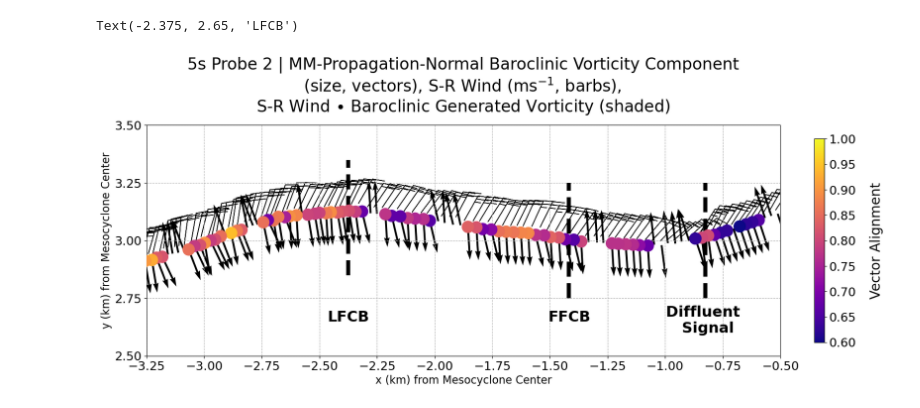
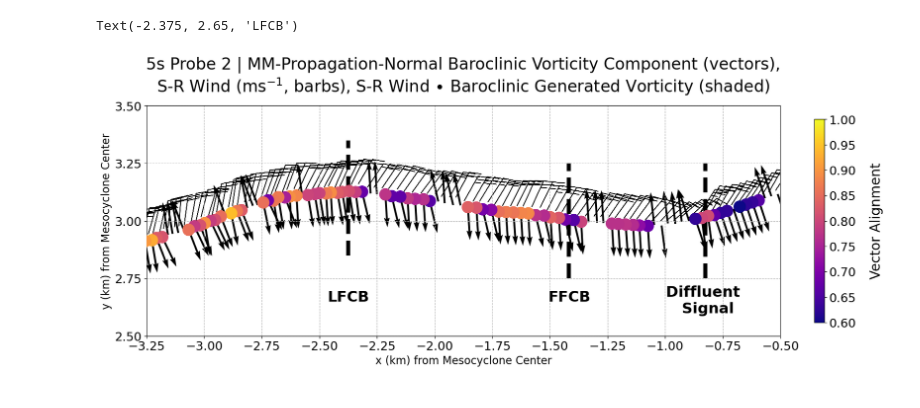
Before and after one commit to JJMelke/NSSL_RF_Hollings_2024, a Jupyter notebook: MM_P2/MM_P2_Unitized_SRW_BGV_Dot_Product.ipynb, the cells around one changed output. Saved outputs shown, nothing was run; the diff lists cells and outputs as text; code cells hidden in the pictures.

```diff
--- a/MM_P2/MM_P2_Unitized_SRW_BGV_Dot_Product.ipynb
+++ b/MM_P2/MM_P2_Unitized_SRW_BGV_Dot_Product.ipynb
@@ -94,34 +94,34 @@ for i in range(0, len(data), 1):
     stationplot.plot_barb(data['storm_rel_u'][i], data['storm_rel_v'][i], sizes = sizes)
     x = x_coords[i]
     y = y_coords[i]
     baro_x_i = baro_x[i]
     baro_y_i = baro_y[i]
     plt.quiver(x, y,
                baro_x_i/np.abs(data['Baroclinic Generated Vorticity'][i]*4),
                baro_y_i/np.abs(data['Baroclinic Generated Vorticity'][i]*4), width = 0.003,
                angles = 'xy', scale_units = 'xy', scale = 1.75)
 
 cbar2.set_label('Vector Alignment', size = 20, labelpad = 20)
 cbar2.ax.tick_params(labelsize = 18)
 
 plt.xlabel('x (km) from Mesocyclone Center', size = 16)
 plt.ylabel('y (km) from Mesocyclone Center', size = 16)
-plt.title(r'5s Probe 2 | MM-Propagation-Normal Baroclinic Vorticity Component' + '\n'
-          + r'(size, vectors), S-R Wind (m$\mathregular{s^{-1}}$, barbs), '
-          + '\n' + r'S-R Wind $\bullet$ Baroclinic Generated Vorticity (shaded)'
+plt.title(r'5s Probe 2 | MM-Propagation-Normal Baroclinic Vorticity Component '
+          + r'(vectors),' + '\n' + 'S-R Wind (m$\mathregular{s^{-1}}$, barbs), '
+          + r'S-R Wind $\bullet$ Baroclinic Generated Vorticity (shaded)'
           , size = 24, pad = 20)
 
 plt.axvline(x = -0.825, ymin = 0.25, ymax = 0.75, linestyle = 'dashed', linewidth = 6, color = 'black')
 plt.annotate('Diffluent \n Signal', xy = (-0.825, 2.65), xytext = (-0.825, 2.6), size = 22,
              horizontalalignment = 'center', color = 'black', weight = 'bold')
 
 plt.axvline(x = -1.4166666666666667, ymin = 0.25, ymax = 0.75, linestyle = 'dashed', linewidth = 6, color = 'black')
 plt.annotate('FFCB', xy = (-1.4166666666666667, 2.65), xytext = (-1.4166666666666667, 2.65), size = 22,
              horizontalalignment = 'center', color = 'black', weight = 'bold')
 
 plt.axvline(x = -2.375, ymin = 0.35, ymax = 0.85, linestyle = 'dashed', linewidth = 6, color = 'black')
 plt.annotate('LFCB', xy = (-2.375, 2.65), xytext = (-2.375, 2.65), size = 22,
             horizontalalignment = 'center', color = 'black', weight = 'bold')
 # %% [output]
 Text(-2.375, 2.65, 'LFCB')
-[figure, old version]
+[figure, new version]
```
